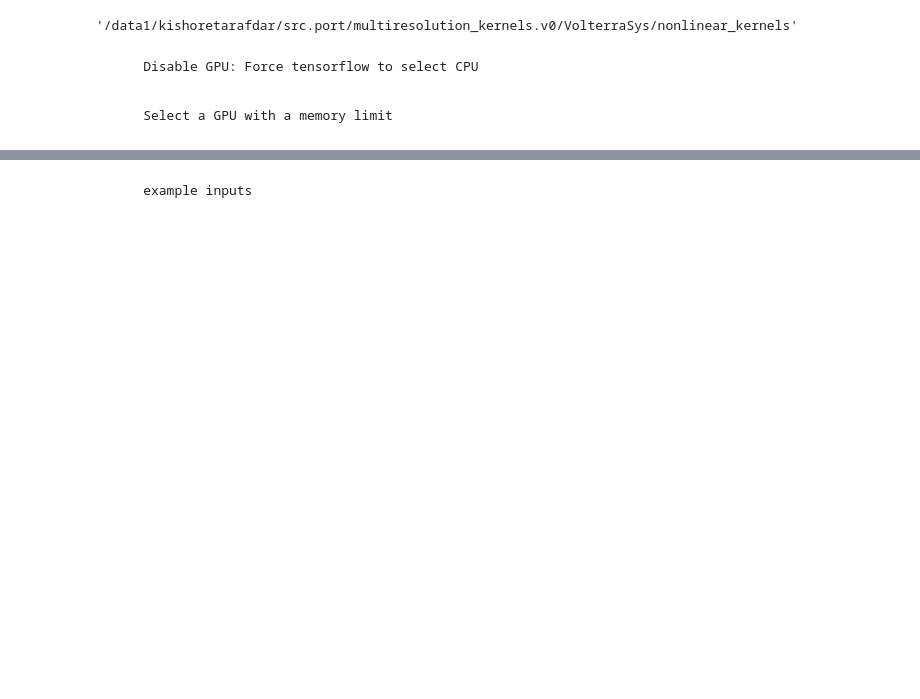
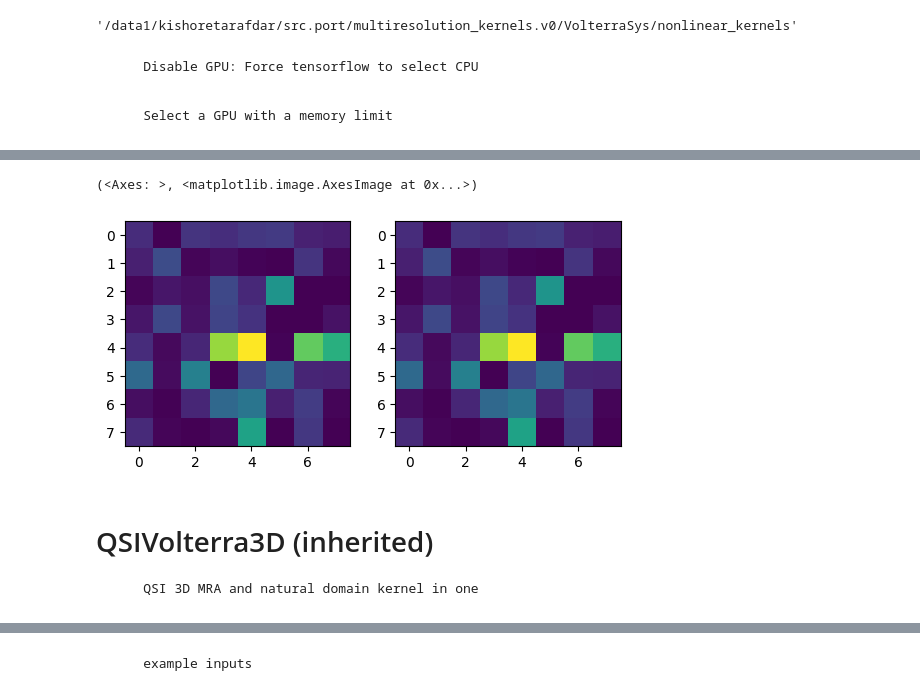
Before and after one commit to kkt-ee/VolterraSys, a Jupyter notebook: VolterraSys.making.ipynb/Volterra_multiresolution_kernels/QSIVolterraND.ipynb, the cells around one changed output, grey strips where cells are left out. Drawn from its saved outputs; the diff is of its cells as text; code cells hidden in the pictures; blank space fills up the shorter version.

Commit message:
inherited layers

```diff
--- a/VolterraSys.making.ipynb/nonlinear_kernels/QSIVolterraND.ipynb
+++ b/VolterraSys.making.ipynb/Volterra_multiresolution_kernels/QSIVolterraND.ipynb
@@ -56,0 +519,4 @@ import matplotlib.pyplot as plt
+# %%
+_ = tf.random.normal((1, N, N, 1))
+lay =  QSIVolterra2D(filters=filters, wave='db2')
+y = lay(_)
@@ -56,0 +541,3 @@ import matplotlib.pyplot as plt
+# %%
+y, ynat = lay.sanity_check()
+y.shape, ynat.shape
@@ -56,0 +563,11 @@ import matplotlib.pyplot as plt
+# %%
+plt.subplot(121), plt.imshow(tf.squeeze(y)),
+plt.subplot(122), plt.imshow(tf.squeeze(ynat))
+# %% [output]
+(<Axes: >, <matplotlib.image.AxesImage at 0x...>)
+[figure, added]
+# %% [markdown]
+# QSIVolterra3D (inherited)
+
+
+        QSI 3D MRA and natural domain kernel in one
```
Also changed, not shown: parts of 20 cells of this notebook, 20 other files.
